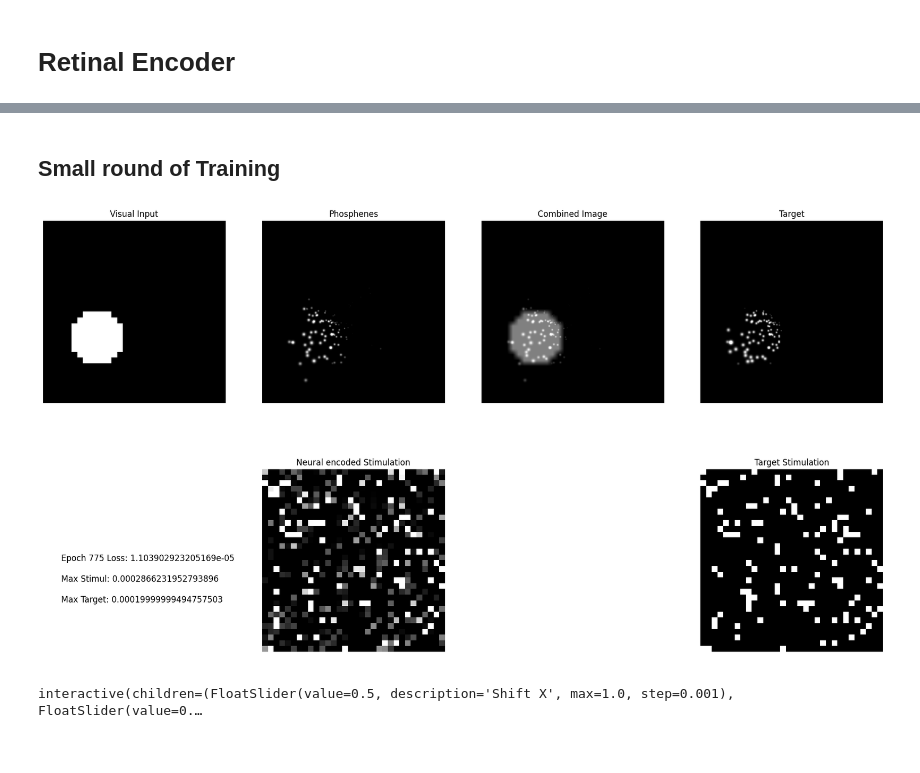
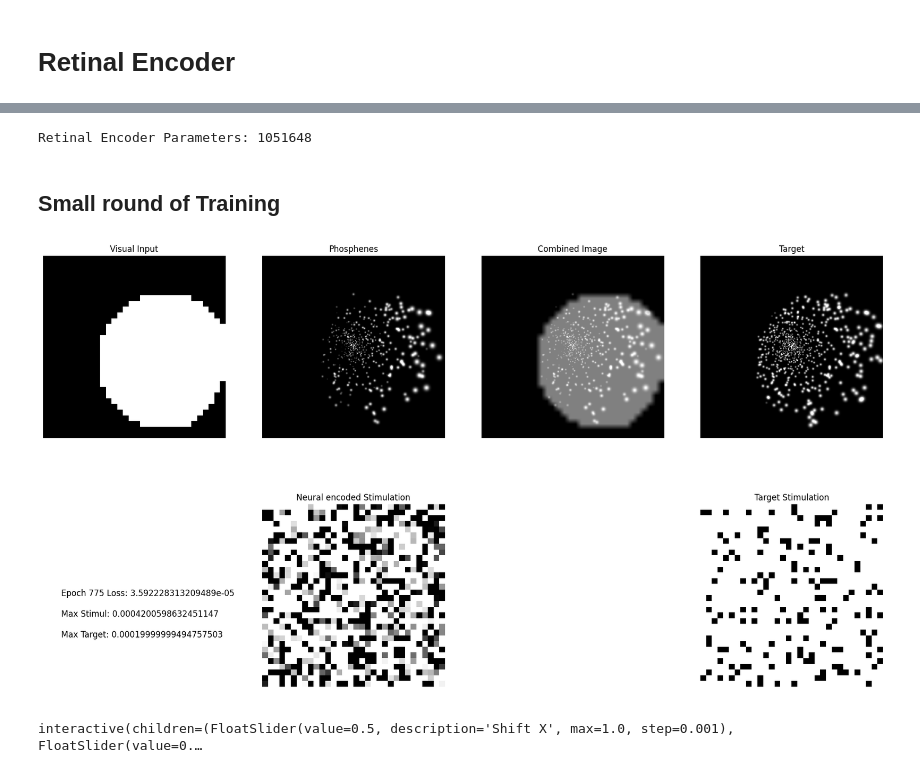
Before and after one commit to MichelleAppel/viseon, a Jupyter notebook: notebooks/test_simulator.ipynb, the cells around one changed output, grey strips where cells are left out. Cells and saved outputs as stored; diff of their text form; code cells hidden in the pictures.

Commit message:
simulator notebook

```diff
--- a/notebooks/test_simulator.ipynb
+++ b/notebooks/test_simulator.ipynb
@@ -139,3 +155,16 @@ def circular_mask(shape):
                     mask[:, i, j] = 1
 
     return mask
+# %%
+example_batch = random_image_generator(shape=(12, 1, 128, 128), center_mean=0.5, center_std=0.1, size_mean=0.5, size_std=0.3)
+# example_batch = random_image_generator(shape=(12, 1, 128, 128), center_mean=(0.5, 0.5), center_std=0, size_mean=0.5, size_std=0)
+
+# plot
+fig, ax = plt.subplots(3, 4, figsize=(12, 9))
+for i in range(3):
+    for j in range(4):
+        ax[i, j].imshow(example_batch[i*4+j].squeeze(), cmap='gray')
+        ax[i, j].axis('off')
+
+plt.tight_layout()
+plt.show()
@@ -152,19 +183,19 @@ cfg['retinal_compression'] = True
 cfg['data_directory'] = '../../data/face/LaPa'
 cfg['base_config'] = '../_config/exp-local/params.yaml'
 cfg['phosphene_map'] = '../_config/phosphene_maps/DefaultCoordinateMap_1000_phosphenes.pickle'
-cfg['batch_size'] = 1
+cfg['batch_size'] = 4
 cfg['fov'] = 5
 cfg['resolution'] = [256, 256]
 cfg['output_scaling'] = 1.e-4
 cfg['n_electrodes'] = 1024
 params = dynaphos.utils.load_params(cfg['base_config'])
-params['batch_size'] = cfg['batch_size']
+params['run']['batch_size'] = cfg['batch_size']
 # %%
 def get_simulator(cfg, phosphene_coords=None):
     # initialise simulator
 
     params = dynaphos.utils.load_params(cfg['base_config'])
-    params['batch_size'] = cfg['batch_size']
+    params['run']['batch_size'] = cfg['batch_size']
 
     if phosphene_coords is None:
         n_phosphenes = cfg['n_electrodes']
@@ -175,6 +206,7 @@ def get_simulator(cfg, phosphene_coords=None):
 
 n_phosphenes = cfg['n_electrodes']
 params = dynaphos.utils.load_params(cfg['base_config'])
+params['batch_size'] = 4
 phosphene_coords = cortex_models.get_visual_field_coordinates_probabilistically(params, n_phosphenes)
 simulator = get_simulator(cfg, phosphene_coords=phosphene_coords)
 cfg['SPVsize'] = simulator.phosphene_maps.shape[-2:]
@@ -318,14 +338,19 @@ out size: torch.Size([1, 1024])
+# %%
+print('Retinal Encoder Parameters:', sum(p.numel() for p in retinal_encoder.parameters()))
+# %% [output]
+Retinal Encoder Parameters: 1051648
 # %% [markdown]
 ## Small round of Training
 # %%
-cfg['batch_size'] = 1
+cfg['batch_size'] = 4
 
 # Initialize the retinal encoder
 cfg['output_scaling'] = 0.0002
 retinal_encoder = Retinal_Encoder(out_activation='relu', n_electrodes=cfg['n_electrodes'], out_scaling=cfg['output_scaling'])
 retinal_encoder.to(cfg['device'])
 
-simulator = get_simulator(cfg)
+phosphene_coords = cortex_models.get_visual_field_coordinates_probabilistically(params, n_phosphenes)
+simulator = get_simulator(cfg, phosphene_coords)
 
 # Define loss function
 loss_fn = nn.L1Loss()
@@ -379,49 +404,49 @@ for i in range(800):
         ax[0, 0].set_title('Visual Input')
 
         # phosphene image
-        ax[0, 1].imshow(phosphenes.detach().cpu().numpy(), cmap='gray')
+        ax[0, 1].imshow(phosphenes[0].detach().cpu().numpy(), cmap='gray')
         ax[0, 1].axis('off')
         ax[0, 1].set_title('Phosphenes')
 
         # combined image
         ax[0, 2].imshow(resized[0].permute(1, 2, 0).detach().cpu().numpy(), cmap='gray')
-        ax[0, 2].imshow(phosphenes.detach().cpu().numpy(), cmap='gray', alpha=0.5)
+        ax[0, 2].imshow(phosphenes[0].detach().cpu().numpy(), cmap='gray', alpha=0.5)
         ax[0, 2].axis('off')
         ax[0, 2].set_title('Combined Image')
 
         # target
         simulator.reset()
-        out = simulator(target_stimulus)
+        out = simulator(target_stimulus)[0]
         ax[0, 3].imshow(out.detach().cpu().numpy(), cmap='gray')
         ax[0, 3].axis('off')
         ax[0, 3].set_title('Target')
 
         # 1,0 text block with training stats
         ax[1, 0].text(0.1, 0.5, f'Epoch {i} Loss: {loss.item()}', fontsize=12, ha='left')
         ax[1, 0].text(0.1, 0.4, f'Max Stimul: {stimulation.max().item()}', fontsize=12, ha='left')
         ax[1, 0].text(0.1, 0.3, f'Max Target: {target_stimulus.max().item()}', fontsize=12, ha='left')
         ax[1, 0].axis('off')
 
         # Create a square stimulation grid with a mask
         stimulation_square = torch.zeros((reshape_square, reshape_square), device=cfg['device'])
-        stimulation_square.view(-1)[:N_PHOSPHENES] = stimulation
+        stimulation_square.view(-1)[:N_PHOSPHENES] = stimulation[0]
 
         stimulation_target_square = torch.zeros((reshape_square, reshape_square), device=cfg['device'])
-        stimulation_target_square.view(-1)[:N_PHOSPHENES] = target
+        stimulation_target_square.view(-1)[:N_PHOSPHENES] = target[0]
 
         ax[1, 1].imshow(stimulation_square.detach().cpu().numpy(), cmap='gray', vmin=0, vmax=1.0000e-04)
         ax[1, 1].set_title('Neural encoded Stimulation')
         ax[1, 1].axis('off')
 
         ax[1, 2].axis('off')
 
         ax[1, 3].imshow(stimulation_target_square.cpu().numpy(), cmap='gray', vmin=0, vmax=1.0000e-04)
         ax[1, 3].set_title('Target Stimulation')
         ax[1, 3].axis('off')
 
         plt.show()
 # %% [output]
-[figure, old version]
+[figure, new version]
 # %%
 def update_plot(shift_x=0.0, shift_y=0.0, circle_size=20):
     fig, ax = plt.subplots(2, 3, figsize=(22, 12))
```
Also changed, not shown: parts of 8 cells of this notebook, 3 other files.
